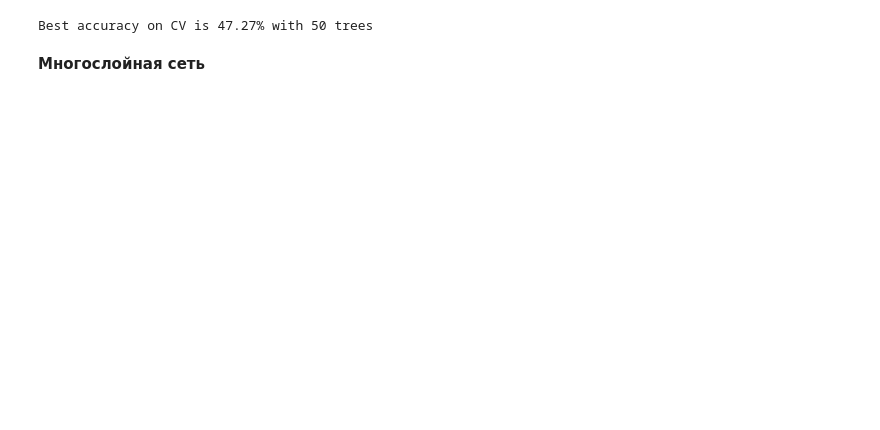
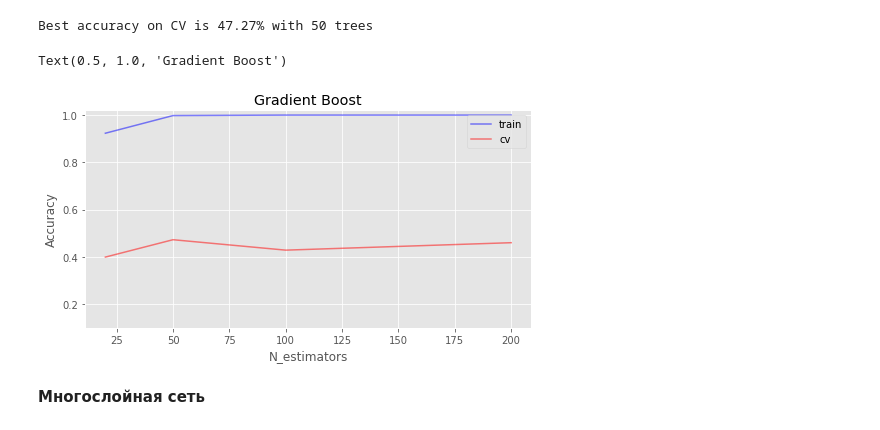
Before and after one commit to dvirnyak/Emotion-Recognition, a Jupyter notebook: comparing_models.ipynb, the cells around one changed output. Cells and saved outputs as stored; diff of their text form; code cells hidden in the pictures; blank space fills up the shorter version.

```diff
--- a/comparing_models.ipynb
+++ b/comparing_models.ipynb
@@ -184,12 +184,16 @@ print("Best accuracy on CV is {:.2f}% with {} trees".format(max(test_acc)*100,
 Best accuracy on CV is 47.27% with 50 trees
 # %%
 fig, ax = plt.subplots(figsize=(8, 4))
-ax.plot(max_depth_grid, train_acc, alpha=0.5, color='blue', label='train')
-ax.plot(max_depth_grid, test_acc, alpha=0.5, color='red', label='cv')
+ax.plot(trees_grid, train_acc, alpha=0.5, color='blue', label='train')
+ax.plot(trees_grid, test_acc, alpha=0.5, color='red', label='cv')
 ax.legend(loc='best')
 ax.set_ylim([0.1,1.02])
 ax.set_ylabel("Accuracy")
 ax.set_xlabel("N_estimators")
+ax.set_title("Gradient Boost")
+# %% [output]
+Text(0.5, 1.0, 'Gradient Boost')
+[figure, added]
 # %% [markdown]
 **Многослойная сеть**
 # %%
```
Also changed, not shown: parts of 1 cell of this notebook, 4 other files.
